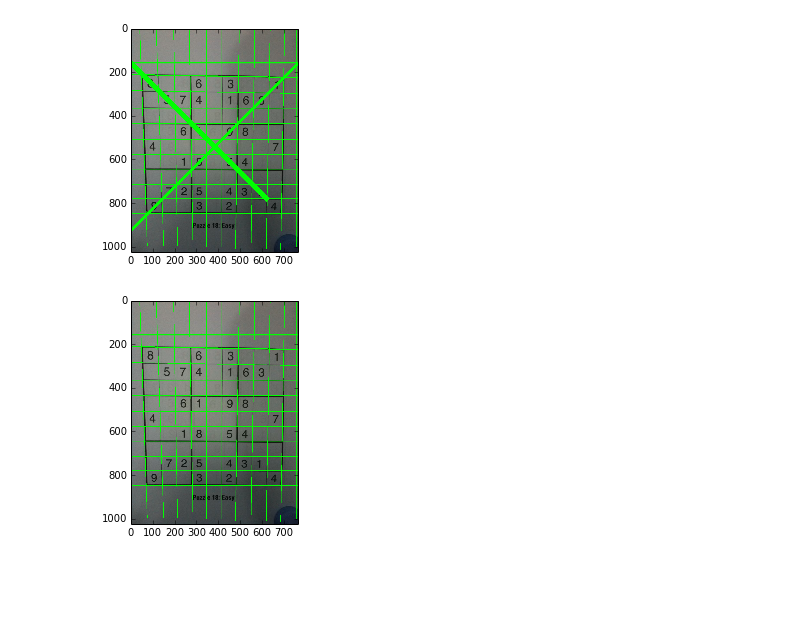
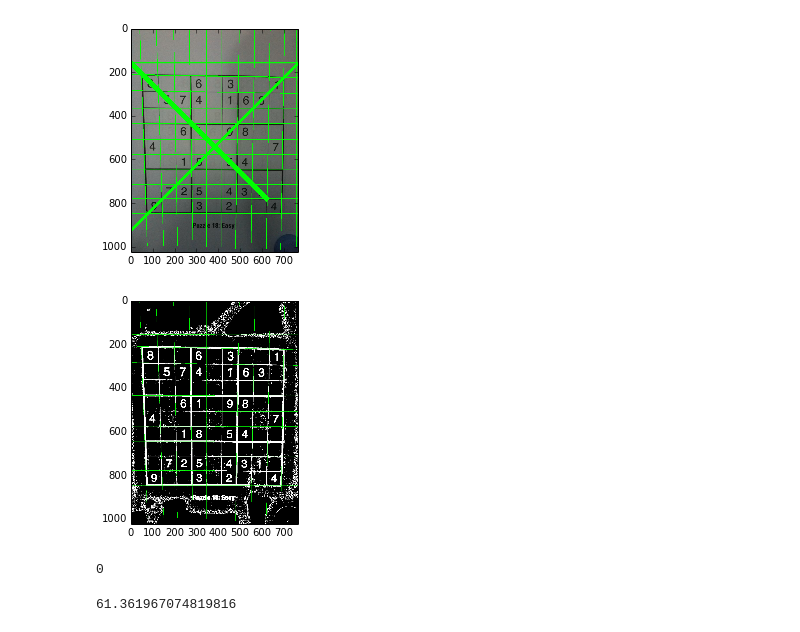
Before and after one commit to mrfuxi/sudoku, a Jupyter notebook: external.ipynb, the cells around one changed output. Drawn from its saved outputs; the diff is of its cells as text; code cells hidden in the pictures; blank space fills up the shorter version.

```diff
--- a/external.ipynb
+++ b/external.ipynb
@@ -26,8 +26,15 @@ bucketed_lines = low_structures.put_lines_into_buckets(buckets, dedup)
 # %%
 empty = img_org.copy()
 empty.fill(0)
 angle, line_class = bucketed_lines[0]
-tmp = visualize.draw_lines(img_org, line_class, thickness=2)
+tmp = visualize.draw_lines(img, line_class, thickness=1)
 _ = plt.imshow(tmp)
 # %% [output]
-[figure, old version]
+[figure, new version]
+# %%
+print angle
+binded = low_structures.bind_intersections_to_lines(line_class)
+low_structures.average_fragment_len(binded)
+# %% [output]
+0
+61.361967074819816
```
Also changed, not shown: 1 other file.
